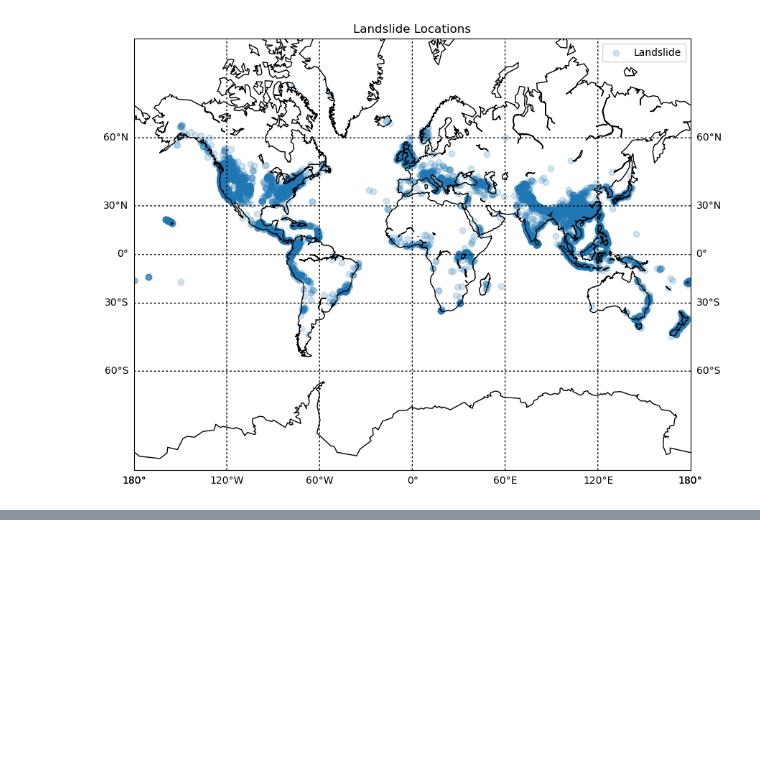
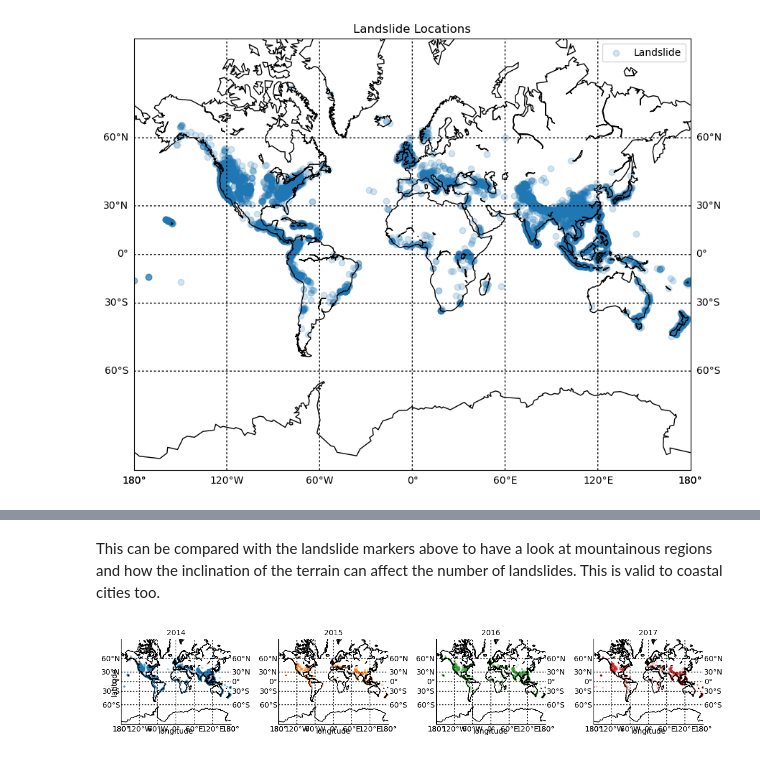
Before and after one commit to gustavopin/GlobalLandslide, a Jupyter notebook: analysis.ipynb, the cells around one changed output, grey strips where cells are left out. Cells and saved outputs as stored; diff of their text form; code cells hidden in the pictures; blank space fills up the shorter version.

```diff
--- a/analysis.ipynb
+++ b/analysis.ipynb
@@ -19,3 +20,12 @@ df1.head(5)
 | 3 | www.radionz.co.nz | http://www.radionz.co.nz/news/nat... | 4941 | 06/17/2013 12:00:00 AM | NaN | Portobello Rd., Dunedin, Otago Pe... | Two days of heavy rain shut down ... | ... |
 | 4 | 3 News | http://www.3news.co.nz/Landslide-... | 6008 | 05/01/2014 04:00:00 AM | NaN | Queen Street, Dunedin | Five students living in a Dunedin... | ... |
 5 rows × 31 columns
+# %%
+date_string = df1['submitted_date'].fillna(method = 'backfill')
+years = []
+for dates in date_string:
+    if isinstance(dates, float):
+        date = str(int(dates))
+    date_object = datetime.strptime(dates, "%m/%d/%Y %H:%M:%S %p")
+    year = date_object.year
+    years.append(year)
@@ -42,0 +82,44 @@ plt.show()
+# %% [markdown]
+This can be compared with the landslide markers above to have a look at mountainous regions and how the inclination of the terrain can affect the number of landslides. This is valid to coastal cities too.
+# %%
+# creating a dataframe
+df_facet = pd.DataFrame({
+    'latitude' : df1['latitude'],
+    'longitude' : df1['longitude'],
+    'years' : years
+})
+# %%
+# Create a grid : initialize it
+g = sns.FacetGrid(df_facet, col = 'years', hue = 'years', col_wrap=4)
+
+
+def plot_scatter_with_basemap(x, y, **kwargs):
+    ax = plt.gca()
+
+    # Add the basemap
+    m = Basemap(projection='merc', llcrnrlat=-80, urcrnrlat=80, llcrnrlon=-180, urcrnrlon=180, resolution='c', ax=ax)
+    m.drawcoastlines()
+
+    # Converting the latitude and longitude to coordinates
+    lon, lat = m(x, y)
+
+    # scatter plot
+    ax.scatter(lon, lat, s = 3.5, alpha=0.2, **kwargs)
+
+    # Draw parallels and meridians
+    m.drawparallels(np.arange(-90, 91, 30), labels = [True, True, False, False], dashes = [2, 2])
+    m.drawmeridians(np.arange(-180, 181, 60), labels = [False, False, False, True], dashes = [2, 2])
+
+# Add the line over the area with the plot function
+g = g.map(plot_scatter_with_basemap, 'longitude', 'latitude')
+
+# Control the title of each facet
+g = g.set_titles("{col_name}")
+
+# Add a title for the whole plot
+plt.subplots_adjust(top=0.92)
+
+# Show the graph
+plt.show()
+# %% [output]
+[figure, added]
```
Also changed, not shown: parts of 3 cells of this notebook.
